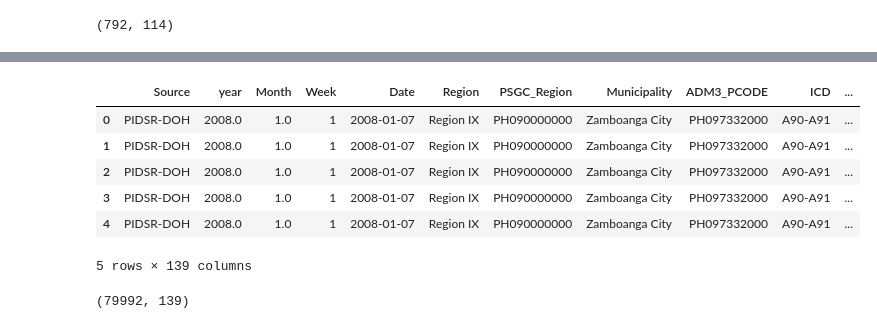
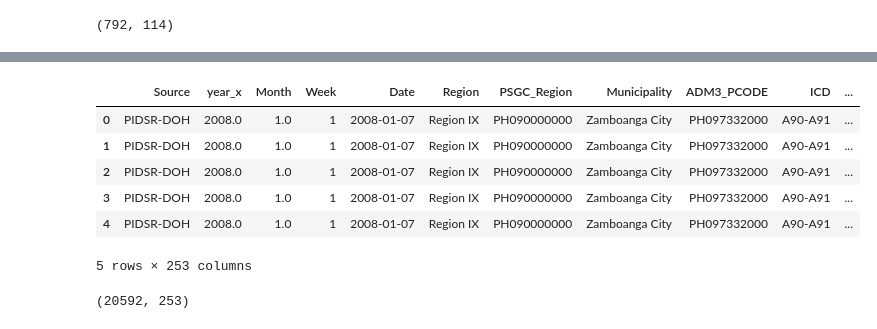
Before and after one commit to thinkingmachines/project-cchain, a Jupyter notebook: notebooks/baseline-model/02-link-external-variables-to-central.ipynb, the cells around one changed output, grey strips where cells are left out. Cells and saved outputs as stored; diff of their text form; code cells hidden in the pictures.

```diff
--- a/notebooks/baseline-model/02-link-external-variables-to-central.ipynb
+++ b/notebooks/baseline-model/02-link-external-variables-to-central.ipynb
@@ -920,5 +926,4 @@ for df in yearly_dfs_to_link:
     try:
         df = df.drop(columns=["date"])
     except:
-        continue
-    linked_df = pd.merge(linked_df, df, on=["ADM3_PCODE", "year"], how="left")
+        linked_df = pd.merge(linked_df, df, on=["ADM3_PCODE", "year"], how="left")
@@ -941,36 +930,35 @@ linked_df
 # %%
 # for static variables just join by pcode
 # will repeat throughout the dataset
 static_dfs_to_link = [
     city_doh,
     hazards_df,
     landcover_df,
     infra_df,
     merged_health_access,
 ]
 
 # Merge dataframes one by one
 for df in static_dfs_to_link:
     try:
         df = df.drop(columns=["date", "year"])
     except:
-        continue
-    linked_df = pd.merge(linked_df, df, on=["ADM3_PCODE"], how="left")
+        linked_df = pd.merge(linked_df, df, on=["ADM3_PCODE"], how="left")
 
 linked_df.head()
 # %% [output]
-|  | Source | year | Month | Week | Date | Region | PSGC_Region | Municipality | ADM3_PCODE | ICD | ... |
+|  | Source | year_x | Month | Week | Date | Region | PSGC_Region | Municipality | ADM3_PCODE | ICD | ... |
 | 0 | PIDSR-DOH | 2008.0 | 1.0 | 1 | 2008-01-07 | Region IX | PH090000000 | Zamboanga City | PH097332000 | A90-A91 | ... |
 | 1 | PIDSR-DOH | 2008.0 | 1.0 | 1 | 2008-01-07 | Region IX | PH090000000 | Zamboanga City | PH097332000 | A90-A91 | ... |
 | 2 | PIDSR-DOH | 2008.0 | 1.0 | 1 | 2008-01-07 | Region IX | PH090000000 | Zamboanga City | PH097332000 | A90-A91 | ... |
 | 3 | PIDSR-DOH | 2008.0 | 1.0 | 1 | 2008-01-07 | Region IX | PH090000000 | Zamboanga City | PH097332000 | A90-A91 | ... |
 | 4 | PIDSR-DOH | 2008.0 | 1.0 | 1 | 2008-01-07 | Region IX | PH090000000 | Zamboanga City | PH097332000 | A90-A91 | ... |
-5 rows × 139 columns
+5 rows × 253 columns
 # %%
 # check row count for duplicates
 linked_df.shape
 # %% [output]
-(79992, 139)
+(20592, 253)
 # %%
 # drop duplicates
 linked_df = linked_df.drop_duplicates(subset=["year", "Month", "Week", "Date"])
```
Also changed, not shown: parts of 5 cells of this notebook.
